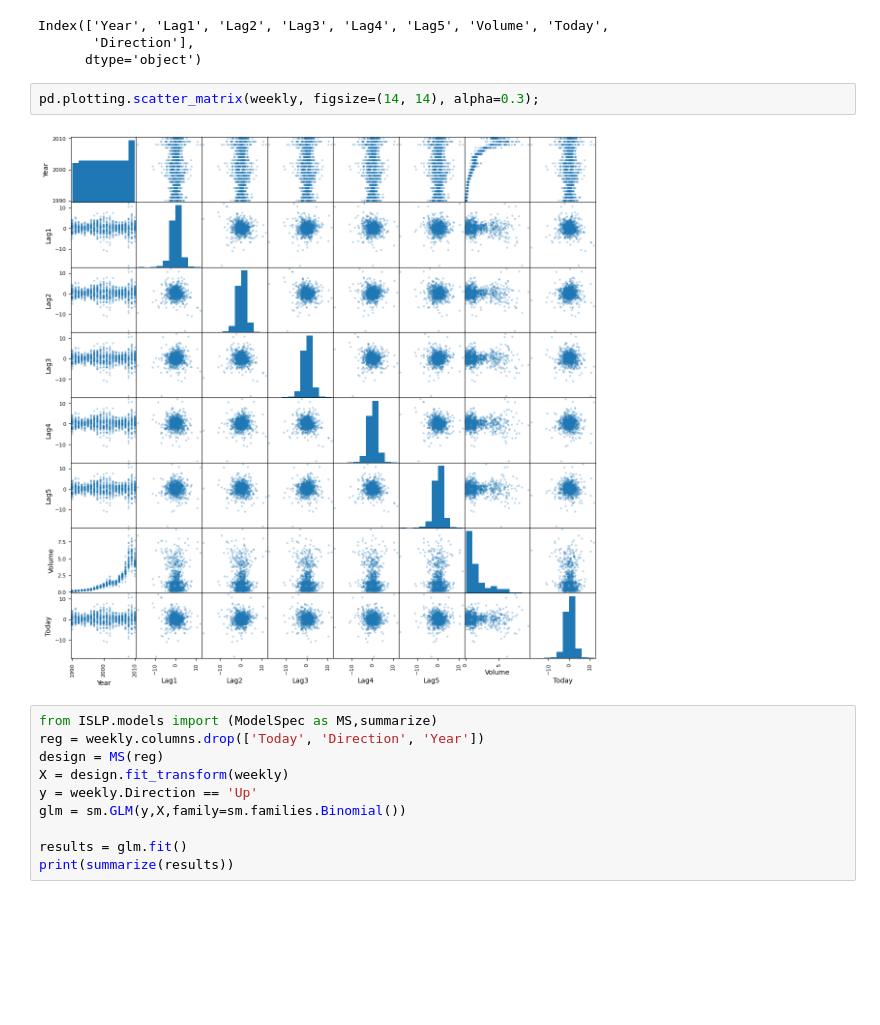
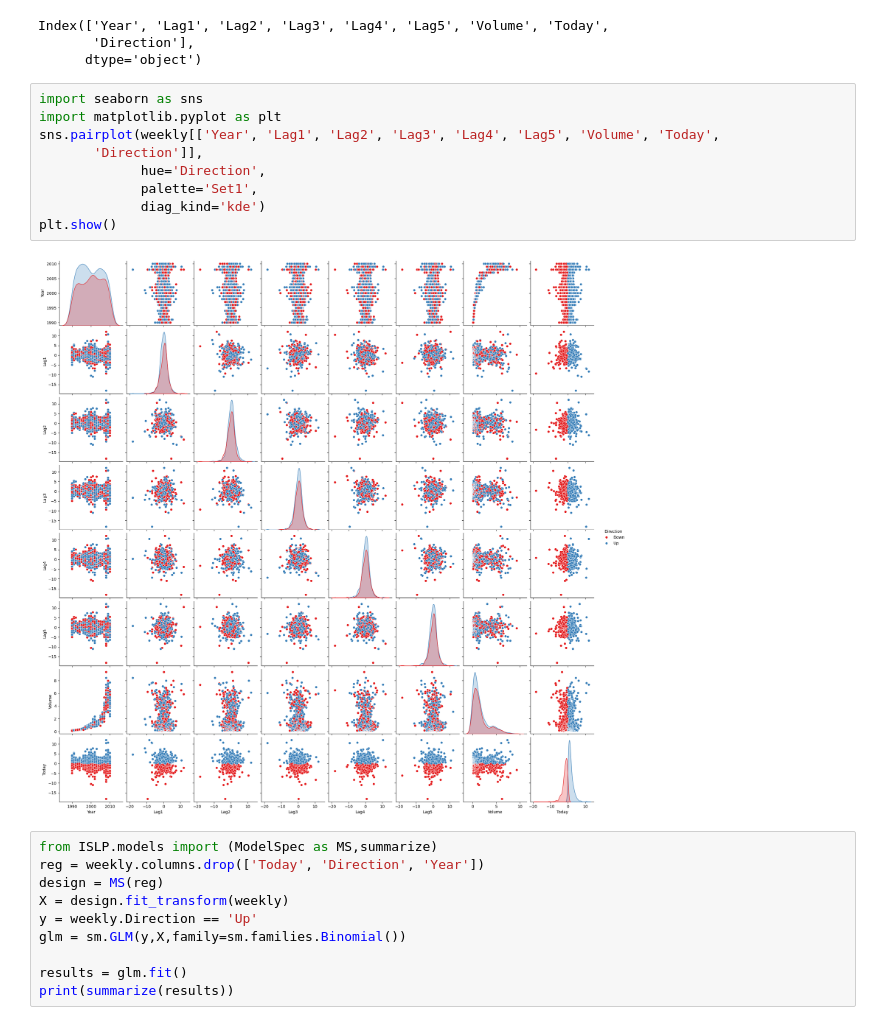
Before and after one commit to fatima-zahra20/ISLP-Solutions, a Jupyter notebook: MySolutionISLP_chap4.ipynb, the cells around one changed output. Drawn from its saved outputs; the diff is of its cells as text; blank space fills up the shorter version.

```diff
--- a/MySolutionISLP_chap4.ipynb
+++ b/MySolutionISLP_chap4.ipynb
@@ -649,9 +649,16 @@ Index(['Year', 'Lag1', 'Lag2', 'Lag3', 'Lag4', 'Lag5', 'Volume', 'Today',
        'Direction'],
       dtype='object')
 # %%
-pd.plotting.scatter_matrix(weekly, figsize=(14, 14), alpha=0.3);
+import seaborn as sns
+import matplotlib.pyplot as plt
+sns.pairplot(weekly[['Year', 'Lag1', 'Lag2', 'Lag3', 'Lag4', 'Lag5', 'Volume', 'Today',
+       'Direction']],
+             hue='Direction',
+             palette='Set1',
+             diag_kind='kde')
+plt.show()
 # %% [output]
-[figure, old version]
+[figure, new version]
 # %%
 from ISLP.models import (ModelSpec as MS,summarize)
 reg = weekly.columns.drop(['Today', 'Direction', 'Year'])
```
Also changed, not shown: parts of 15 cells of this notebook.
